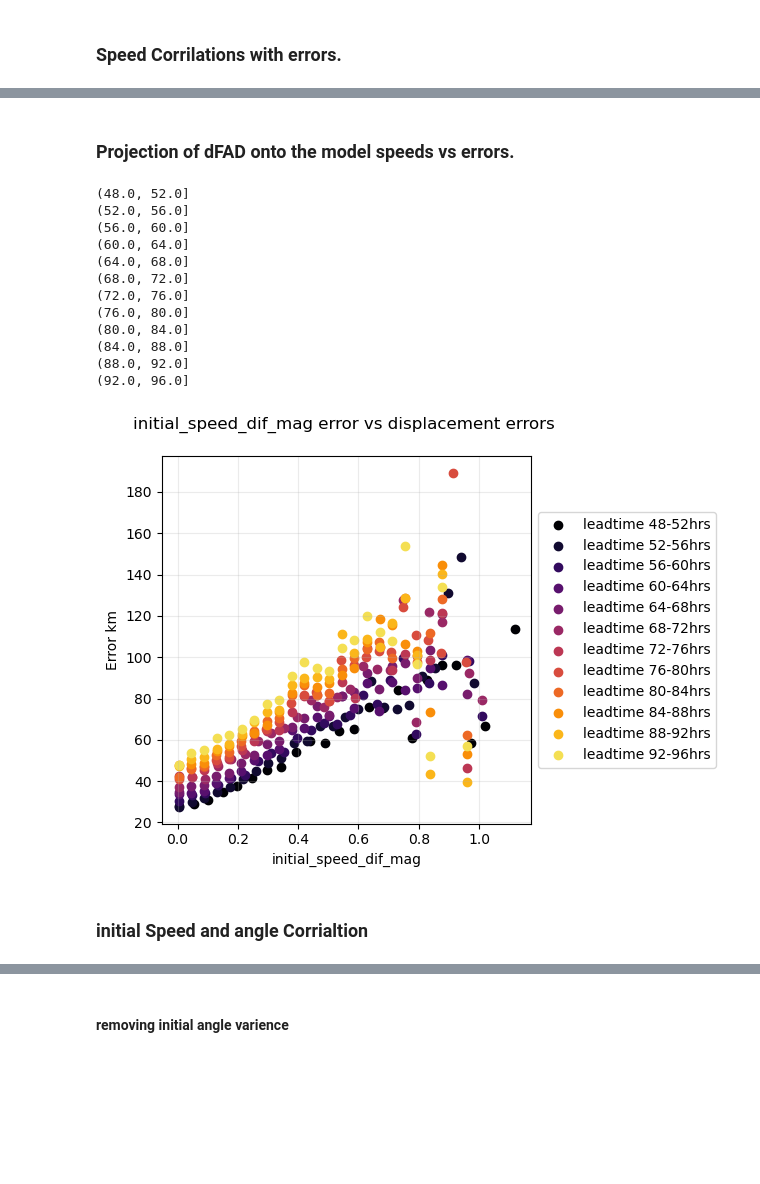
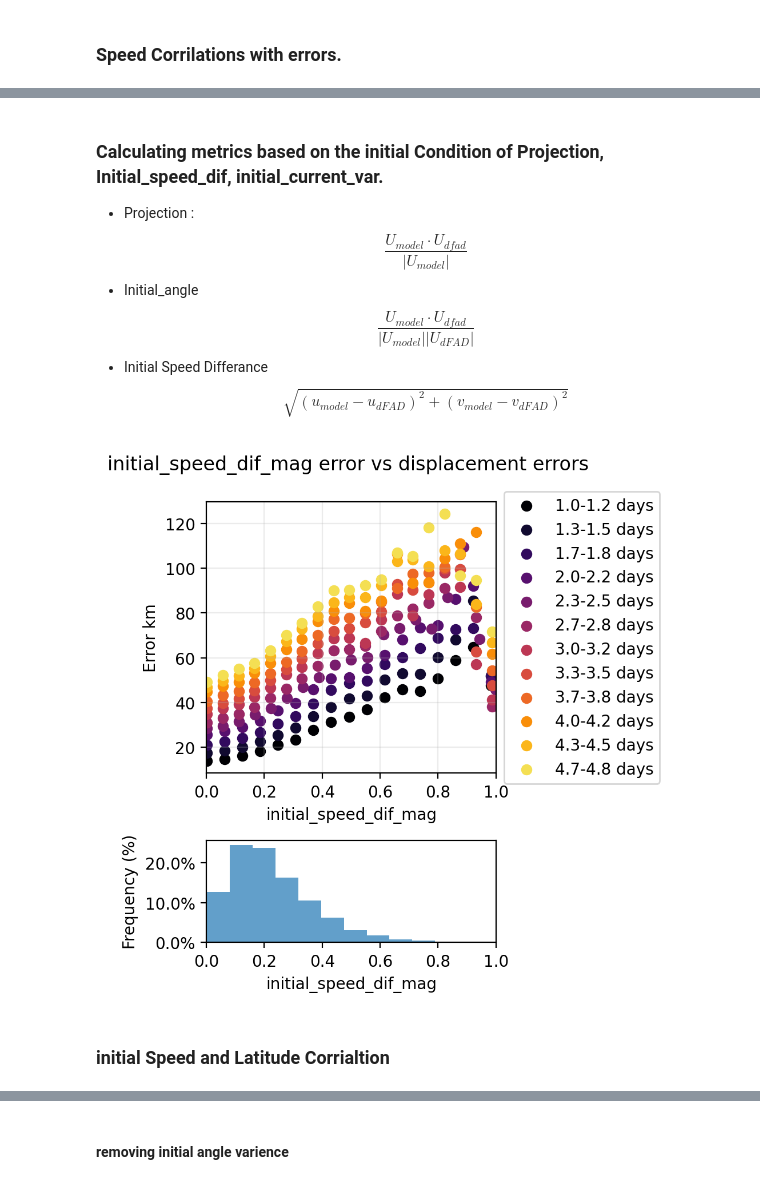
Before and after one commit to Colin-zerfass/fate-core, a Jupyter notebook: Code/forecast_errors_inital_mapping.ipynb, the cells around one changed output, grey strips where cells are left out. Saved outputs shown, nothing was run; the diff lists cells and outputs as text; code cells hidden in the pictures; blank space fills up the shorter version.

```diff
--- a/Code/forecast_errors_inital_mapping.ipynb
+++ b/Code/forecast_errors_inital_mapping.ipynb
@@ -113,14 +98,13 @@ binned_errors = mergedhr.groupby("speed_bin")["error_km"].mean()
 def inital_speed_binning(merged: pd.DataFrame, binindex : int):
     bins = np.linspace(0,8*24,2*24+1)
     merged["lead_bins"] = pd.cut(merged["leadtime"], bins)
-    binlist = merged["lead_bins"].unique()
+    binlist = merged["lead_bins"].unique().sort_values()
     a  =binlist[binindex] ## list of bin intervals
-    print(a)
-    mergedhr = merged.groupby("lead_bins").get_group(a)
+    mergedhr = merged.groupby("lead_bins",  observed=False).get_group(a).copy()
     ##now group by speeds and take a mean.
     speedbins = np.linspace(0,mergedhr.initial_speed.max(),25)
     mergedhr["speed_bin"] = pd.cut(mergedhr["initial_speed"], speedbins)
-    binned_errors = mergedhr.groupby("speed_bin")["error_km"].mean()
+    binned_errors = mergedhr.groupby("speed_bin",  observed=False)["error_km"].mean()
     return speedbins, binned_errors
 
 speedbins, binned_errors = inital_speed_binning(merged,8)
@@ -129,14 +111,15 @@ speedbins, binned_errors = inital_speed_binning(merged,8)
 # %%
 fig, ax = plt.subplots()
 cmap = plt.cm.inferno
-for i in range(10):
+for i in range(18):
     speedbins, binned_errors = inital_speed_binning(merged,i+1)
-    ax.scatter(speedbins[1:], binned_errors, label=f"leadtime {i*4}-{(i+1)*4}hrs", color=cmap(i/10))
+    ax.scatter(speedbins[1:], binned_errors, label=f"leadtime {i*4}-{(i+1)*4}hrs", color=cmap(i/18))
 ax.set_ylabel("Error km")
 ax.set_xlabel("Intial dFAD speed")
 ax.set_xlim(0,1.2)
-ax.set_ylim(0,60)
-ax.set_title("Inital speeds vs errors \n static OSCAR_2024 ")
+
+ax.set_title("Inital speeds vs errors \n GLORYs 22/01/01-25/07/01 ")
 ax.grid(alpha = 0.25)
-ax.legend()
+
+ax.legend(loc='center left', bbox_to_anchor=(1, 0.5))
 # %% [output]
@@ -194,5 +153,11 @@ fc_opt_saved = fc_opt.copy()
 # %% [markdown]
-### Projection of dFAD onto the model speeds vs errors.
+### Calculating metrics based on the initial Condition of Projection, Initial_speed_dif, initial_current_var.
+- Projection :
+$$\displaystyle \frac{U_{model} \cdot U_{dfad}}{|U_{model}|}$$
+- Initial_angle
+$$\displaystyle \frac{U_{model} \cdot U_{dfad}}{|U_{model}||U_{dFAD}| }$$
+- Initial Speed Differance
+$$\displaystyle \sqrt{(u_{model} - u_{dFAD})^2  + (v_{model} - v_{dFAD})^2}$$
 # %%
 def calc_projection_initial_angle(merged, sufix = None):
     projection = "projection"
@@ -248,37 +241,39 @@ def Projection_binning(merged: pd.DataFrame, label:str, binindex : int):
     return speedbins, binned_errors
 # %%
-fig, ax = plt.subplots()
+import matplotlib.gridspec as gridspec
+from matplotlib.ticker import PercentFormatter
+fig = plt.figure(figsize=(5,5), dpi = 200)
+gs = gridspec.GridSpec(3, 1)
+ax = fig.add_subplot(gs[-1])
+ax1 = fig.add_subplot(gs[:-1])
 cmap = plt.cm.inferno
-ofset = 12 ## ofsets in 4 hour incruments
+ofset = 6## ofsets in 4 hour incruments
 timerange = 12
 variable = "initial_speed_dif_mag"
 for i in range(timerange):
-    speedbins, binned_errors = Projection_binning(merged,variable, i+ofset)
-    ax.scatter(speedbins[binned_errors.index.codes], binned_errors, label=f"leadtime {(i+ofset)*4}-{(i+ofset+1)*4}hrs", color=cmap(i/timerange))
-ax.set_ylabel("Error km")
+    speedbins, binned_errors = Projection_binning(merged,variable, i*2+ofset)
+    ax1.scatter(speedbins[binned_errors.index.codes], binned_errors, label=f"{round((i*2+ofset)*4/24,1)}-{round((i*2+ofset+1)*4/24, 1)} days", color=cmap(i/timerange))
+
+nbins = 20
+counts, bin_edges = np.histogram(merged['initial_speed_dif_mag'], bins=nbins)
+ax.bar(bin_edges[:-1], counts / counts.sum() * 100, width=np.diff(bin_edges), align='edge', alpha=0.7)
+ax.yaxis.set_major_formatter(PercentFormatter())
+ax.set_ylabel("Frequency (%)")
 ax.set_xlabel(variable)
-#ax.set_xlim(0,1)
+ax.set_xlim(0,1)
+
+ax1.set_ylabel("Error km")
+ax1.set_xlabel(variable)
+ax1.set_xlim(0,1)
 #ax.set_ylim(0,60)
-ax.set_title(f"{variable} error vs displacement errors \n ")
-ax.grid(alpha = 0.25)
-ax.legend(loc='center left', bbox_to_anchor=(1, 0.5))
+ax1.set_title(f"{variable} error vs displacement errors \n ")
+ax1.grid(alpha = 0.25)
+ax1.legend(loc='center left', bbox_to_anchor=(1, 0.5))
 fig.tight_layout()
 # %% [output]
-(48.0, 52.0]
-(52.0, 56.0]
-(56.0, 60.0]
-(60.0, 64.0]
-(64.0, 68.0]
-(68.0, 72.0]
-(72.0, 76.0]
-(76.0, 80.0]
-(80.0, 84.0]
-(84.0, 88.0]
-(88.0, 92.0]
-(92.0, 96.0]
-[figure, old version]
+[figure, new version]
 # %% [markdown]
-### initial Speed and angle Corrialtion
+### initial Speed and Latitude Corrialtion
 # %%
 ## making a plot of intial angle error and speed error,
 # need to calculate speed error
```
Also changed, not shown: parts of 67 cells of this notebook, 7 other files.
